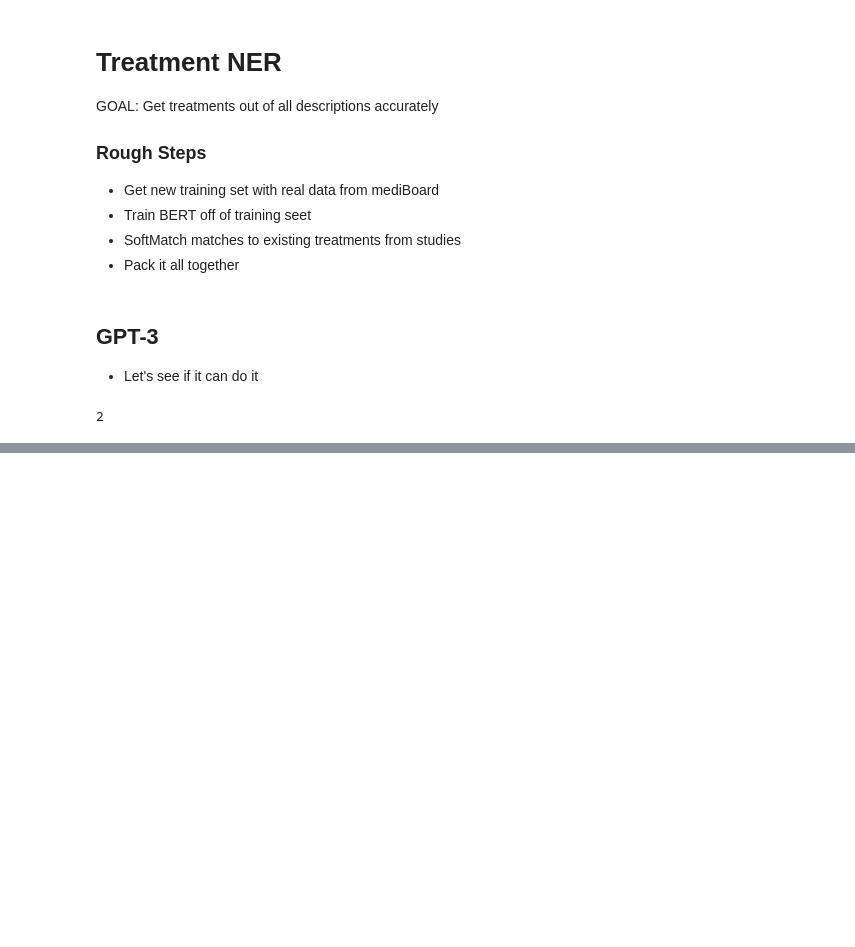
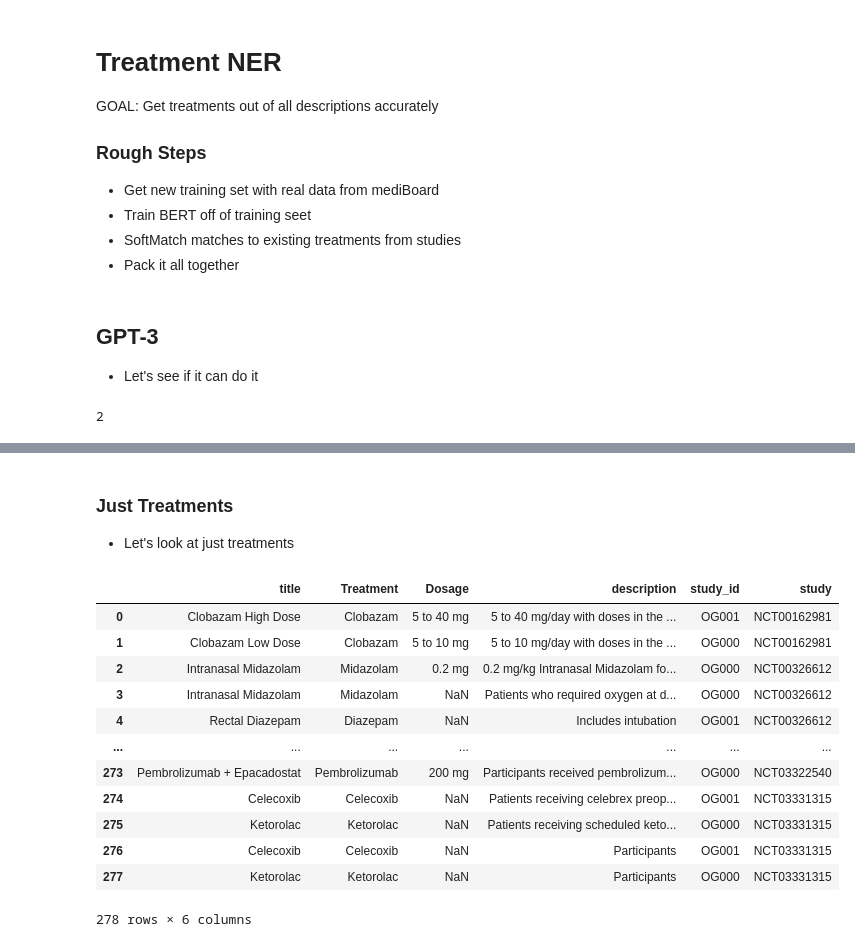
Before and after one commit to mediboard/treats, a Jupyter notebook: notebooks/TreatmentNER.ipynb, the cells around one changed output, grey strips where cells are left out. Drawn from its saved outputs; the diff is of its cells as text; code cells hidden in the pictures; blank space fills up the shorter version.

```diff
--- a/notebooks/TreatmentNER.ipynb
+++ b/notebooks/TreatmentNER.ipynb
@@ -37,0 +109,21 @@ len(openai.Model.list())
+# %% [markdown]
+### Just Treatments
+- Let's look at just treatments
+# %%
+labeled_admins = pd.read_csv('admin_labels_labeled.csv')
+labeled_admins = labeled_admins.drop(labeled_admins.columns[0], axis=1).fillna(value='NaN')
+labeled_admins
+# %% [output]
+|  | title | Treatment | Dosage | description | study_id | study |
+| 0 | Clobazam High Dose | Clobazam | 5 to 40 mg | 5 to 40 mg/day with doses in the ... | OG001 | NCT00162981 |
+| 1 | Clobazam Low Dose | Clobazam | 5 to 10 mg | 5 to 10 mg/day with doses in the ... | OG000 | NCT00162981 |
+| 2 | Intranasal Midazolam | Midazolam | 0.2 mg | 0.2 mg/kg Intranasal Midazolam fo... | OG000 | NCT00326612 |
+| 3 | Intranasal Midazolam | Midazolam | NaN | Patients who required oxygen at d... | OG000 | NCT00326612 |
+| 4 | Rectal Diazepam | Diazepam | NaN | Includes intubation | OG001 | NCT00326612 |
+| ... | ... | ... | ... | ... | ... | ... |
+| 273 | Pembrolizumab + Epacadostat | Pembrolizumab | 200 mg | Participants received pembrolizum... | OG000 | NCT03322540 |
+| 274 | Celecoxib | Celecoxib | NaN | Patients receiving celebrex preop... | OG001 | NCT03331315 |
+| 275 | Ketorolac | Ketorolac | NaN | Patients receiving scheduled keto... | OG000 | NCT03331315 |
+| 276 | Celecoxib | Celecoxib | NaN | Participants | OG001 | NCT03331315 |
+| 277 | Ketorolac | Ketorolac | NaN | Participants | OG000 | NCT03331315 |
+278 rows × 6 columns
```
Also changed, not shown: parts of 30 cells of this notebook, 6 other files.
